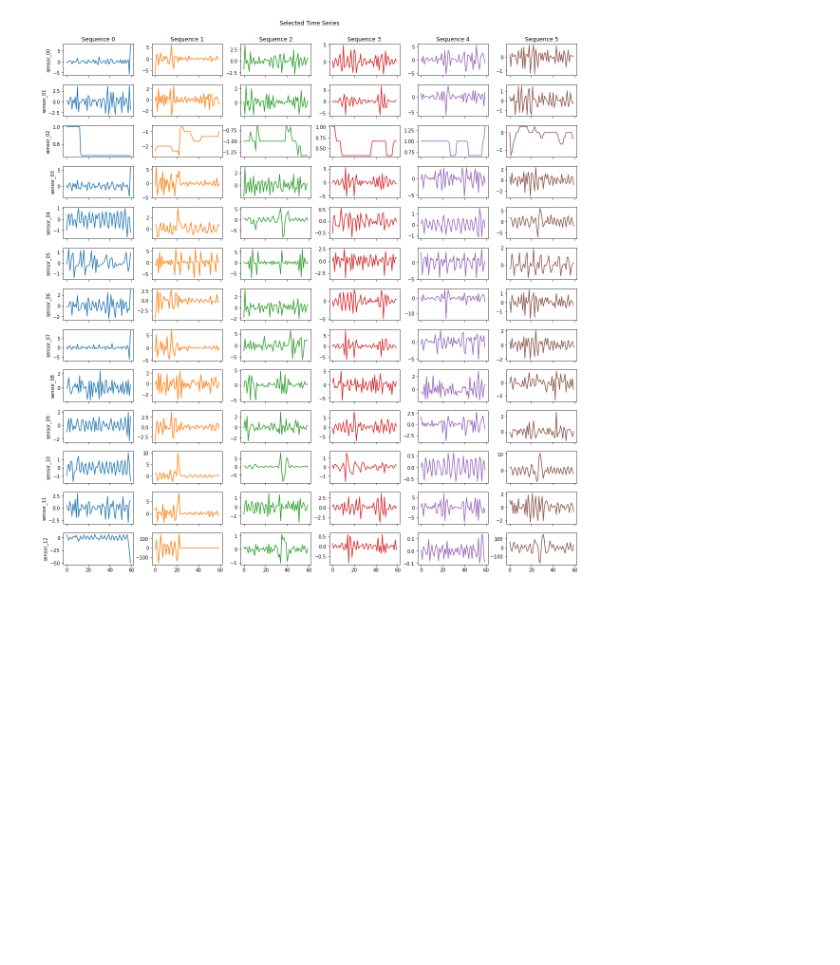
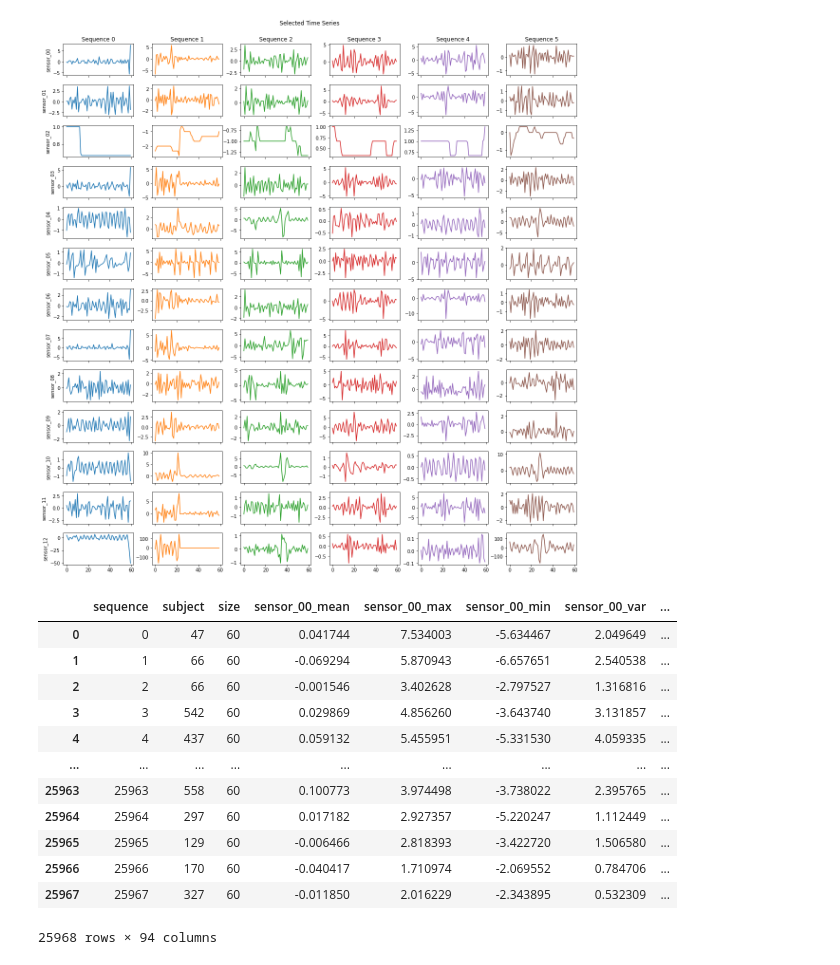
Before and after one commit to RaphaelZH/Kaggle_Competition_Practice_Notebooks_EN, a Jupyter notebook: tabular-playground-series-apr-2022.ipynb, the cells around one changed output. Drawn from its saved outputs; the diff is of its cells as text; code cells hidden in the pictures; blank space fills up the shorter version.

```diff
--- a/tabular-playground-series-apr-2022.ipynb
+++ b/tabular-playground-series-apr-2022.ipynb
@@ -218,3 +218,19 @@ def aggregated_features(df, aggregation_cols = ['sequence'], prefix = ''):
 # %%
 train_merge_data = aggregated_features(train, aggregation_cols = ['sequence', 'subject'])
 test_merge_data = aggregated_features(test, aggregation_cols = ['sequence', 'subject'])
+# %%
+train_merge_data
+# %% [output]
+|  | sequence | subject | size | sensor_00_mean | sensor_00_max | sensor_00_min | sensor_00_var | ... |
+| 0 | 0 | 47 | 60 | 0.041744 | 7.534003 | -5.634467 | 2.049649 | ... |
+| 1 | 1 | 66 | 60 | -0.069294 | 5.870943 | -6.657651 | 2.540538 | ... |
+| 2 | 2 | 66 | 60 | -0.001546 | 3.402628 | -2.797527 | 1.316816 | ... |
+| 3 | 3 | 542 | 60 | 0.029869 | 4.856260 | -3.643740 | 3.131857 | ... |
+| 4 | 4 | 437 | 60 | 0.059132 | 5.455951 | -5.331530 | 4.059335 | ... |
+| ... | ... | ... | ... | ... | ... | ... | ... | ... |
+| 25963 | 25963 | 558 | 60 | 0.100773 | 3.974498 | -3.738022 | 2.395765 | ... |
+| 25964 | 25964 | 297 | 60 | 0.017182 | 2.927357 | -5.220247 | 1.112449 | ... |
+| 25965 | 25965 | 129 | 60 | -0.006466 | 2.818393 | -3.422720 | 1.506580 | ... |
+| 25966 | 25966 | 170 | 60 | -0.040417 | 1.710974 | -2.069552 | 0.784706 | ... |
+| 25967 | 25967 | 327 | 60 | -0.011850 | 2.016229 | -2.343895 | 0.532309 | ... |
+25968 rows × 94 columns
```
Also changed, not shown: parts of 4 cells of this notebook.
